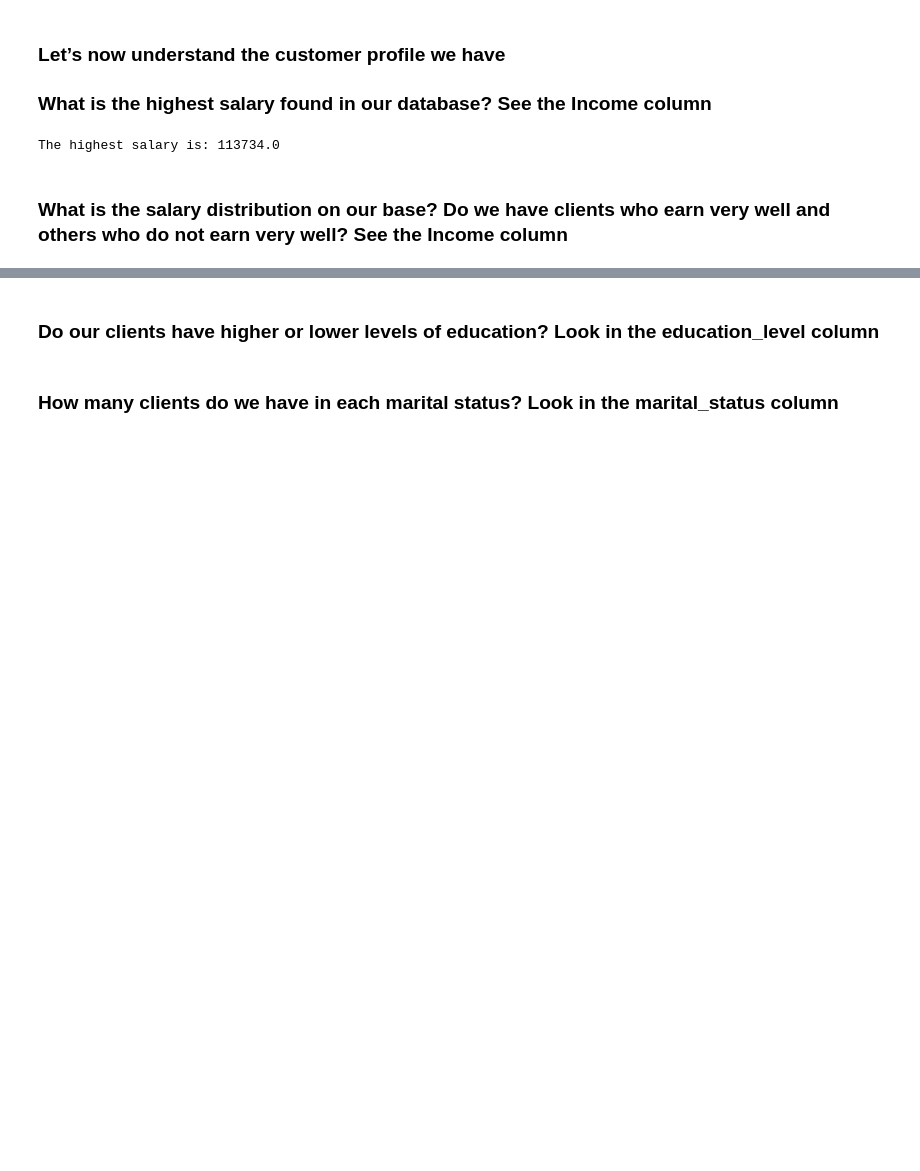
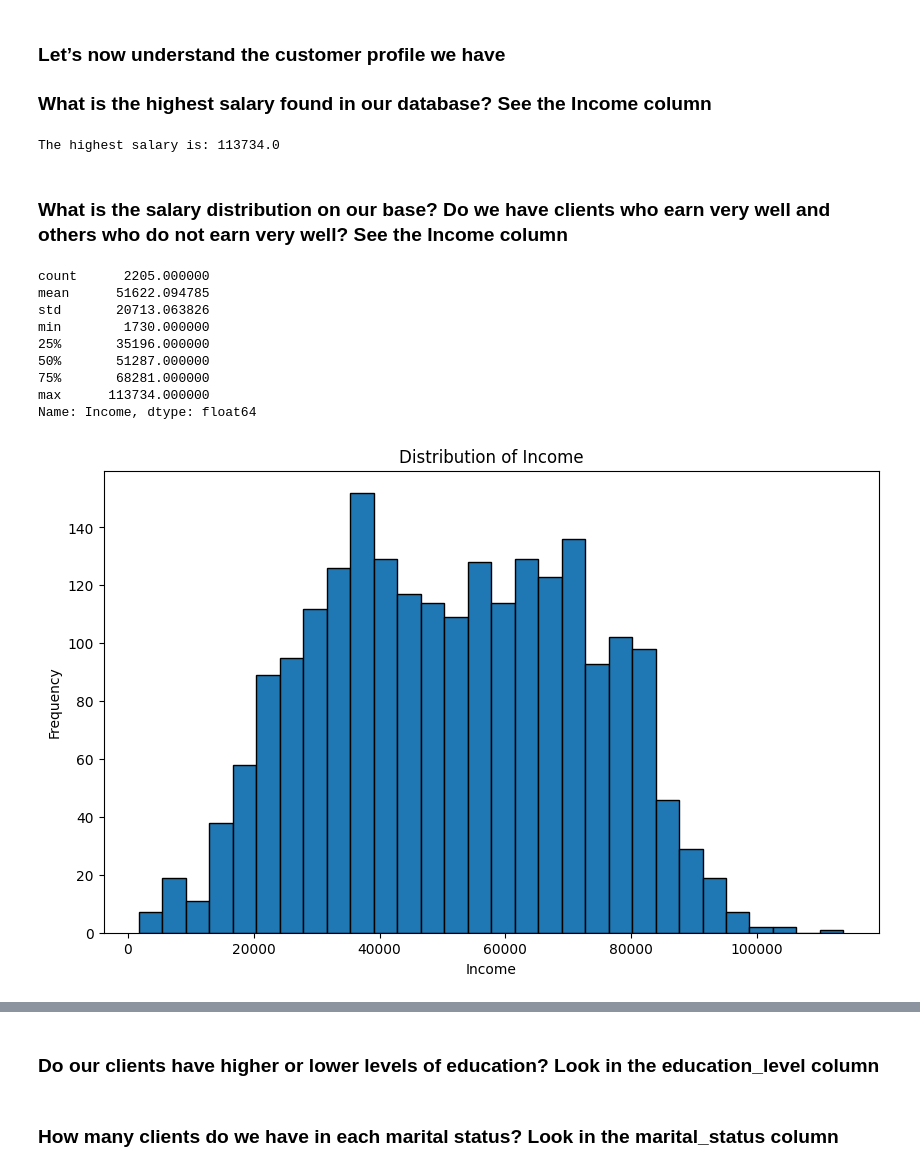
Before and after one commit to racrijoli/statistics, a Jupyter notebook: descriptive statistics module/first_challenge.ipynb, the cells around one changed output, grey strips where cells are left out. Cells and saved outputs as stored; diff of their text form; code cells hidden in the pictures; blank space fills up the shorter version.

```diff
--- a/descriptive statistics module/first_challenge.ipynb
+++ b/descriptive statistics module/first_challenge.ipynb
@@ -156,3 +156,38 @@ print(f"The highest salary is: {highest_salary}")
 The highest salary is: 113734.0
 # %% [markdown]
 ### What is the salary distribution on our base? Do we have clients who earn very well and others who do not earn very well? See the Income column
+# %%
+# For a basic statistical summary, we could check Income:
+
+print(data['Income'].describe())
+
+# Now let's plot records to visually analyze them.
+
+import matplotlib.pyplot as plt
+
+plt.figure(figsize=(10, 6))
+plt.hist(data['Income'], bins=30, edgecolor='black')
+plt.title('Distribution of Income')
+plt.xlabel('Income')
+plt.ylabel('Frequency')
+plt.show()
+
+plt.figure(figsize=(10, 6))
+data.boxplot(column=['Income'])
+plt.title('Box Plot of Income')
+plt.ylabel('Income')
+plt.show()
+
+# Distribution seems fairly normal to me. This means there isn't a big difference in
+# income for our customers.
+# %% [output]
+count      2205.000000
+mean      51622.094785
+std       20713.063826
+min        1730.000000
+25%       35196.000000
+50%       51287.000000
+75%       68281.000000
+max      113734.000000
+Name: Income, dtype: float64
+[figure, added]
```
Also changed, not shown: parts of 1 cell of this notebook.
